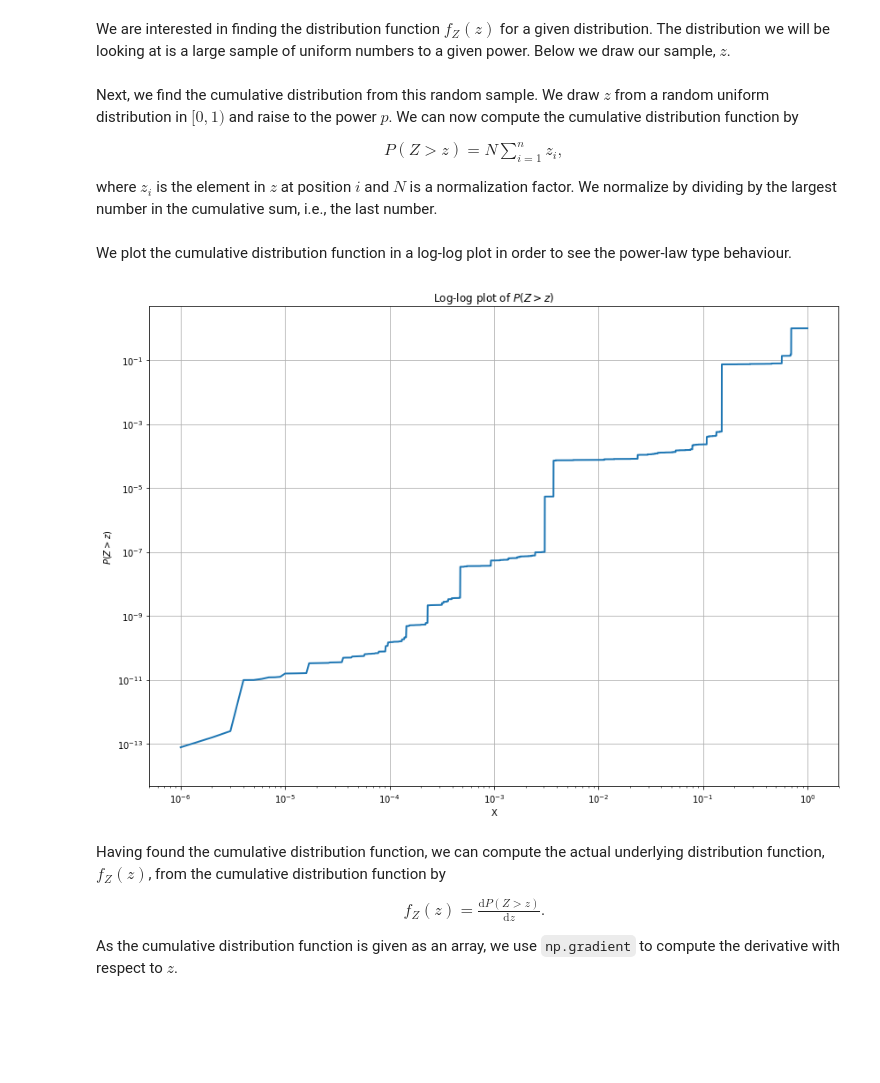
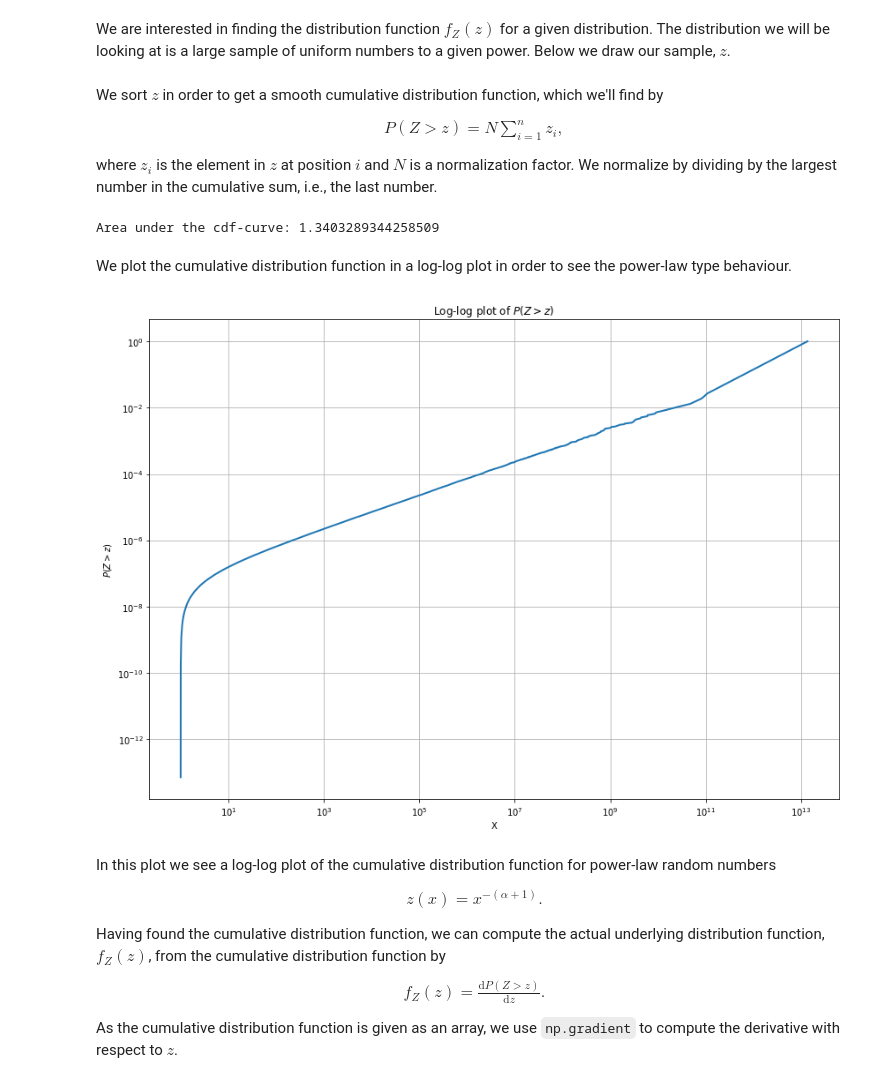
Before and after one commit to Schoyen/FYS4460, a Jupyter notebook: project-3/power-law-distributions.ipynb, the cells around one changed output. Saved outputs shown, nothing was run; the diff lists cells and outputs as text; code cells hidden in the pictures; blank space fills up the shorter version.

Commit message:
Fix plots of cdf and pdf

```diff
--- a/project-3/power-law-distributions.ipynb
+++ b/project-3/power-law-distributions.ipynb
@@ -9,9 +9,9 @@ We are interested in finding the distribution function $f_Z(z)$ for a given dist
 # %%
 alpha = 1
 
-z = np.random.rand(int(1e6), 1) ** (-(alpha + 1))
+z = np.sort(np.random.rand(int(1e6)) ** (-(alpha + 1)))
 # %% [markdown]
-Next, we find the cumulative distribution from this random sample. We draw $z$ from a random uniform distribution in $[0, 1)$ and raise to the power $p$. We can now compute the cumulative distribution function by
+We sort $z$ in order to get a smooth cumulative distribution function, which we'll find by
 \begin{align}
     P(Z > z) = N \sum_{i = 1}^{n} z_i,
 \end{align}
@@ -19,6 +19,6 @@ where $z_i$ is the element in $z$ at position $i$ and $N$ is a normalization fac
 # %%
 def compute_cdf(z):
     z_sum = np.cumsum(z)
-    z_norm = z_sum[-1]
+    z_norm = np.max(z_sum)
 
     return z_sum / z_norm
@@ -27,17 +25,27 @@ cdf_z = compute_cdf(z)
+# %%
+cdf_z = compute_cdf(z)
+
+print(f"Area under the cdf-curve: {np.trapz(cdf_z)}")
+# %% [output]
+Area under the cdf-curve: 1.3403289344258509
 # %% [markdown]
 We plot the cumulative distribution function in a log-log plot in order to see the power-law type behaviour.
 # %%
 fig = plt.figure(figsize=(14, 10))
 
-plt.loglog(np.linspace(0, 1, len(z)), cdf_z, lw=2)
+plt.loglog(z, cdf_z, lw=2)
 plt.title(r"Log-log plot of $P(Z > z)$")
 plt.xlabel(r"X")
 plt.ylabel(r"$P(Z > z)$")
 plt.grid()
 plt.show()
 # %% [output]
-[figure, old version]
+[figure, new version]
 # %% [markdown]
+In this plot we see a log-log plot of the cumulative distribution function for power-law random numbers
+\begin{align}
+    z(x) = x^{-(\alpha + 1)}.
+\end{align}
 Having found the cumulative distribution function, we can compute the actual underlying distribution function, $f_Z(z)$, from the cumulative distribution function by
 \begin{align}
     f_Z(z) = \frac{\text{d} P(Z > z)}{\text{d} z}.
```
Also changed, not shown: parts of 6 cells of this notebook.
